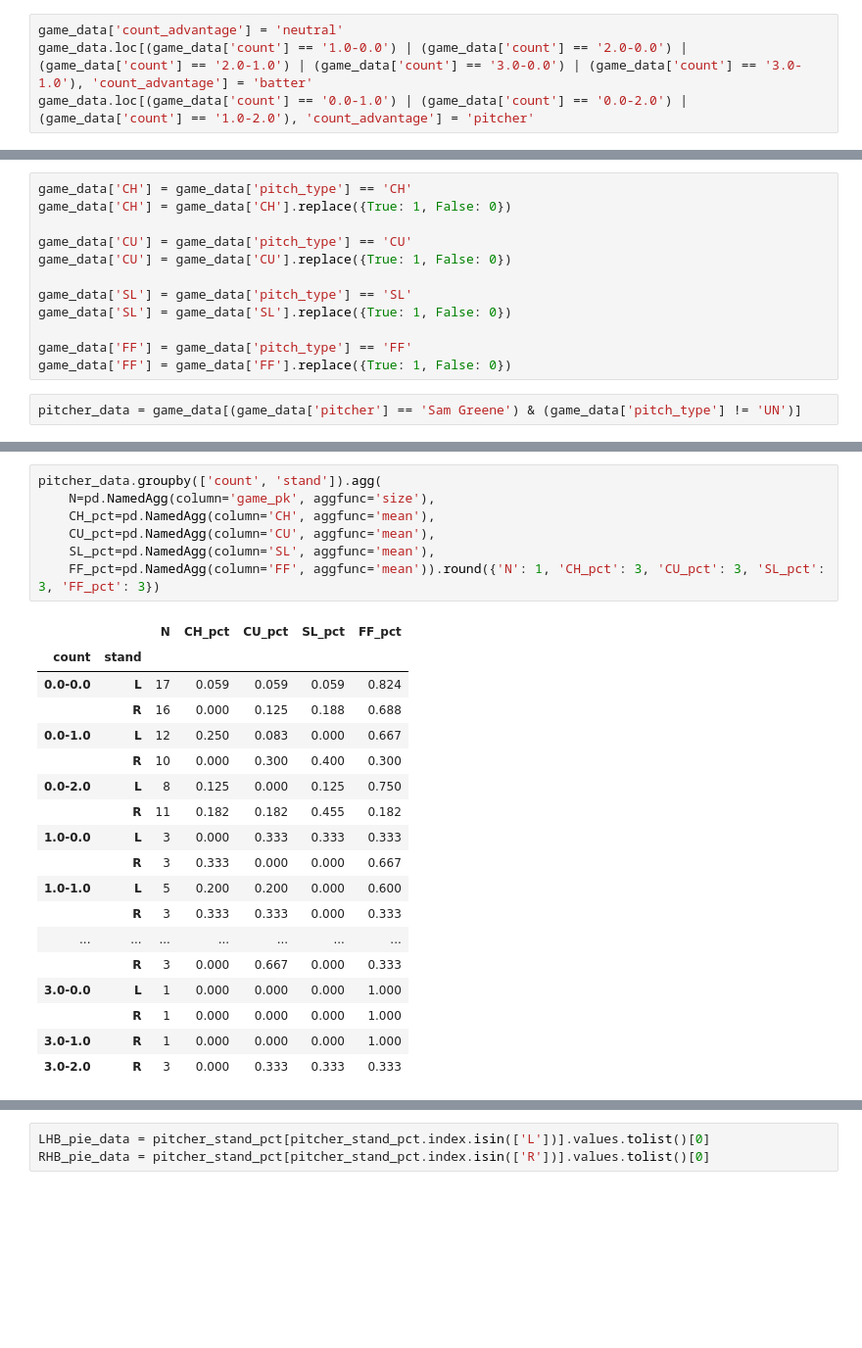
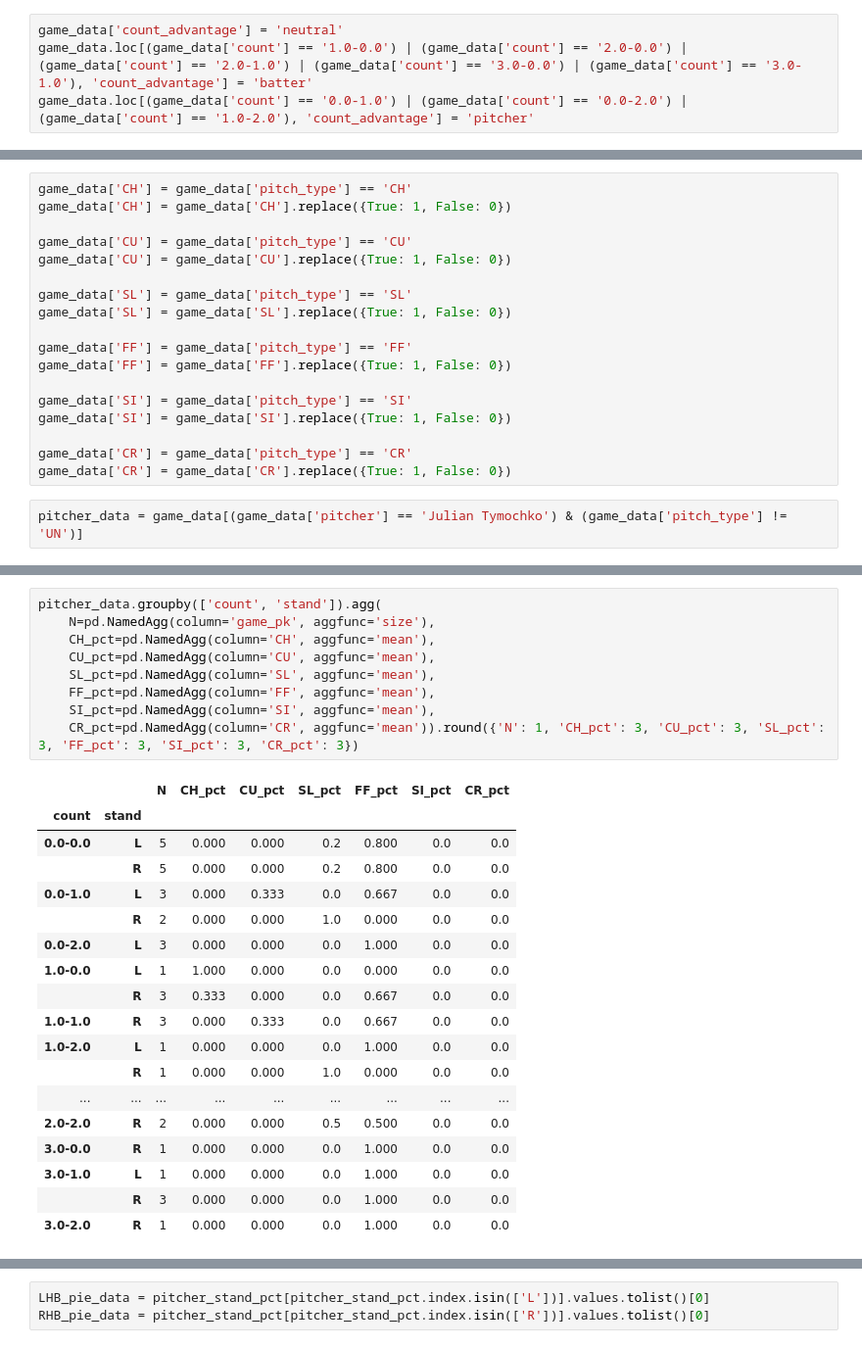
Before and after one commit to jackhinde/baycats, a Jupyter notebook: pitcher_report_helper.ipynb, the cells around one changed output, grey strips where cells are left out. Shown at 98% size. Cells and saved outputs as stored; diff of their text form; blank space fills up the shorter version.

```diff
--- a/pitcher_report_helper.ipynb
+++ b/pitcher_report_helper.ipynb
@@ -58,5 +49,11 @@ game_data['SL'] = game_data['SL'].replace({True: 1, False: 0})
 
 game_data['FF'] = game_data['pitch_type'] == 'FF'
 game_data['FF'] = game_data['FF'].replace({True: 1, False: 0})
+
+game_data['SI'] = game_data['pitch_type'] == 'SI'
+game_data['SI'] = game_data['SI'].replace({True: 1, False: 0})
+
+game_data['CR'] = game_data['pitch_type'] == 'CR'
+game_data['CR'] = game_data['CR'].replace({True: 1, False: 0})
 # %%
-pitcher_data = game_data[(game_data['pitcher'] == 'Sam Greene') & (game_data['pitch_type'] != 'UN')]
+pitcher_data = game_data[(game_data['pitcher'] == 'Julian Tymochko') & (game_data['pitch_type'] != 'UN')]
@@ -111,29 +127,31 @@ pitcher_data.groupby('count_advantage').agg(
 # %%
 pitcher_data.groupby(['count', 'stand']).agg(
     N=pd.NamedAgg(column='game_pk', aggfunc='size'),
     CH_pct=pd.NamedAgg(column='CH', aggfunc='mean'),
     CU_pct=pd.NamedAgg(column='CU', aggfunc='mean'),
     SL_pct=pd.NamedAgg(column='SL', aggfunc='mean'),
-    FF_pct=pd.NamedAgg(column='FF', aggfunc='mean')).round({'N': 1, 'CH_pct': 3, 'CU_pct': 3, 'SL_pct': 3, 'FF_pct': 3})
+    FF_pct=pd.NamedAgg(column='FF', aggfunc='mean'),
+    SI_pct=pd.NamedAgg(column='SI', aggfunc='mean'),
+    CR_pct=pd.NamedAgg(column='CR', aggfunc='mean')).round({'N': 1, 'CH_pct': 3, 'CU_pct': 3, 'SL_pct': 3, 'FF_pct': 3, 'SI_pct': 3, 'CR_pct': 3})
 # %% [output]
-|  |  | N | CH_pct | CU_pct | SL_pct | FF_pct |
-| count | stand |  |  |  |  |  |
-| 0.0-0.0 | L | 17 | 0.059 | 0.059 | 0.059 | 0.824 |
-|  | R | 16 | 0.000 | 0.125 | 0.188 | 0.688 |
-| 0.0-1.0 | L | 12 | 0.250 | 0.083 | 0.000 | 0.667 |
-|  | R | 10 | 0.000 | 0.300 | 0.400 | 0.300 |
-| 0.0-2.0 | L | 8 | 0.125 | 0.000 | 0.125 | 0.750 |
-|  | R | 11 | 0.182 | 0.182 | 0.455 | 0.182 |
-| 1.0-0.0 | L | 3 | 0.000 | 0.333 | 0.333 | 0.333 |
-|  | R | 3 | 0.333 | 0.000 | 0.000 | 0.667 |
-| 1.0-1.0 | L | 5 | 0.200 | 0.200 | 0.000 | 0.600 |
-|  | R | 3 | 0.333 | 0.333 | 0.000 | 0.333 |
-| ... | ... | ... | ... | ... | ... | ... |
-|  | R | 3 | 0.000 | 0.667 | 0.000 | 0.333 |
-| 3.0-0.0 | L | 1 | 0.000 | 0.000 | 0.000 | 1.000 |
-|  | R | 1 | 0.000 | 0.000 | 0.000 | 1.000 |
-| 3.0-1.0 | R | 1 | 0.000 | 0.000 | 0.000 | 1.000 |
-| 3.0-2.0 | R | 3 | 0.000 | 0.333 | 0.333 | 0.333 |
+|  |  | N | CH_pct | CU_pct | SL_pct | FF_pct | SI_pct | CR_pct |
+| count | stand |  |  |  |  |  |  |  |
+| 0.0-0.0 | L | 5 | 0.000 | 0.000 | 0.2 | 0.800 | 0.0 | 0.0 |
+|  | R | 5 | 0.000 | 0.000 | 0.2 | 0.800 | 0.0 | 0.0 |
+| 0.0-1.0 | L | 3 | 0.000 | 0.333 | 0.0 | 0.667 | 0.0 | 0.0 |
+|  | R | 2 | 0.000 | 0.000 | 1.0 | 0.000 | 0.0 | 0.0 |
+| 0.0-2.0 | L | 3 | 0.000 | 0.000 | 0.0 | 1.000 | 0.0 | 0.0 |
+| 1.0-0.0 | L | 1 | 1.000 | 0.000 | 0.0 | 0.000 | 0.0 | 0.0 |
+|  | R | 3 | 0.333 | 0.000 | 0.0 | 0.667 | 0.0 | 0.0 |
+| 1.0-1.0 | R | 3 | 0.000 | 0.333 | 0.0 | 0.667 | 0.0 | 0.0 |
+| 1.0-2.0 | L | 1 | 0.000 | 0.000 | 0.0 | 1.000 | 0.0 | 0.0 |
+|  | R | 1 | 0.000 | 0.000 | 1.0 | 0.000 | 0.0 | 0.0 |
+| ... | ... | ... | ... | ... | ... | ... | ... | ... |
+| 2.0-2.0 | R | 2 | 0.000 | 0.000 | 0.5 | 0.500 | 0.0 | 0.0 |
+| 3.0-0.0 | R | 1 | 0.000 | 0.000 | 0.0 | 1.000 | 0.0 | 0.0 |
+| 3.0-1.0 | L | 1 | 0.000 | 0.000 | 0.0 | 1.000 | 0.0 | 0.0 |
+|  | R | 3 | 0.000 | 0.000 | 0.0 | 1.000 | 0.0 | 0.0 |
+| 3.0-2.0 | R | 1 | 0.000 | 0.000 | 0.0 | 1.000 | 0.0 | 0.0 |
 # %%
 pitcher_data.groupby(['count_advantage', 'stand']).agg(
     N=pd.NamedAgg(column='game_pk', aggfunc='size'),
```
Also changed, not shown: parts of 16 cells of this notebook, 1 other file.
